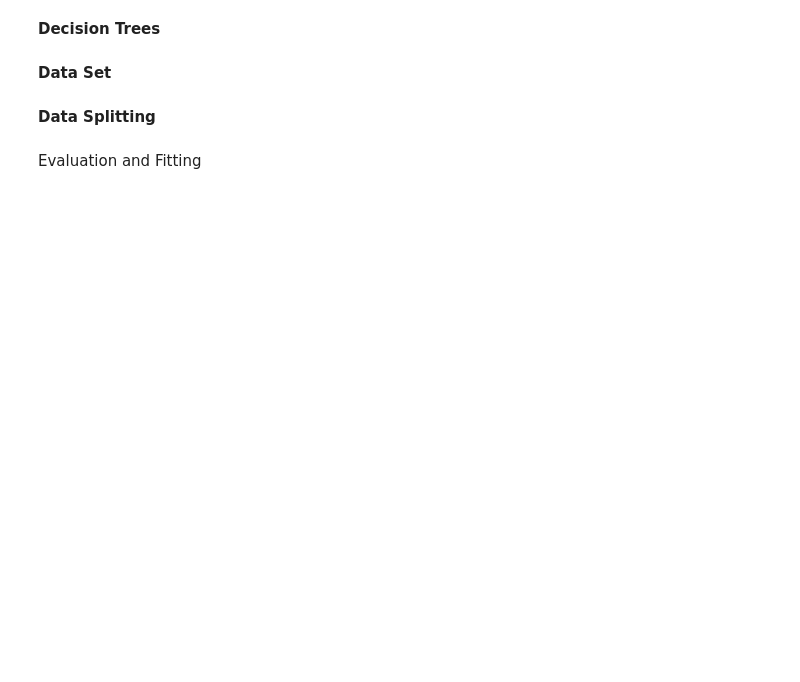
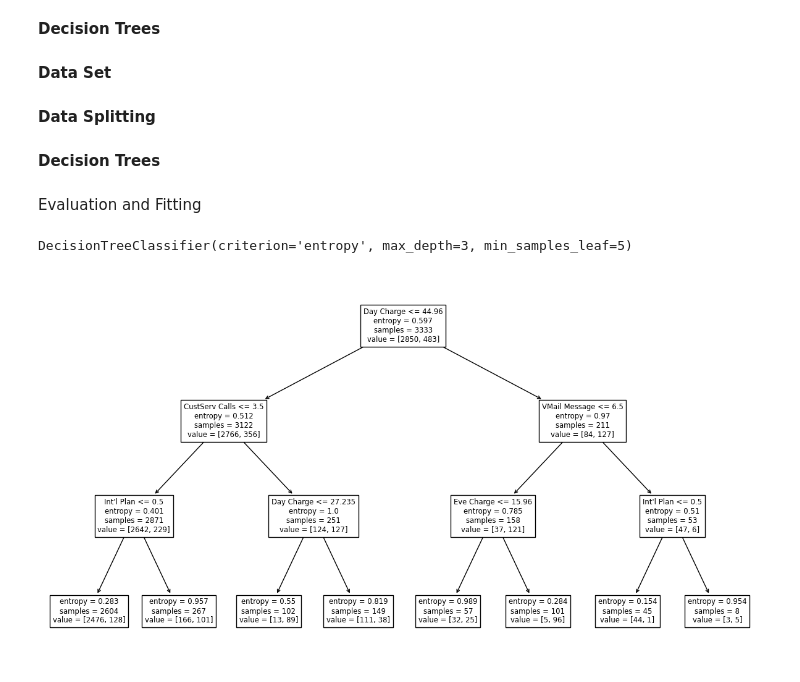
Before and after one commit to Lancerty/classification-models, a Jupyter notebook: classification_models.ipynb, the cells around one changed output. Saved outputs shown, nothing was run; the diff lists cells and outputs as text; code cells hidden in the pictures; blank space fills up the shorter version.

Commit message:
added decision trees

```diff
--- a/classification_models.ipynb
+++ b/classification_models.ipynb
@@ -23,2 +21,21 @@ X_train, X_test = train_test_split(df, test_size=.30)
+# %%
+df = pd.read_csv("churndata.csv")
+
+d = {'yes': 1, 'no': 0}
+df["Int'l Plan"] = df["Int'l Plan"].map(d)
+d = {'yes': 1, 'no': 0}
+df['VMail Plan'] = df['VMail Plan'].map(d)
+d = {'True.': 1, 'False.': 0}
+df['Churn?'] = df['Churn?'].map(d)
+
+features = ['Account Length', "Int'l Plan", 'VMail Plan', 'VMail Message',
+            'Day Mins', 'Day Calls', 'Day Charge', 'Eve Mins', 'Eve Calls',
+            'Eve Charge', 'Night Mins', 'Night Calls', 'Night Charge', 'Intl Mins',
+            'Intl Calls', 'Intl Charge', 'CustServ Calls']
+
+X = df[features]
+y = df['Churn?']
+# %% [markdown]
+**Decision Trees**
 # %% [markdown]
 Evaluation and Fitting
@@ -30,0 +42,13 @@ clf.ruleset_.out_pretty()
+# %%
+# Build and fit the tree
+clf = tree.DecisionTreeClassifier(criterion='entropy', max_depth=3,min_samples_leaf=5)
+clf.fit(X,y)
+# %% [output]
+DecisionTreeClassifier(criterion='entropy', max_depth=3, min_samples_leaf=5)
+# %%
+# Plot the decision tree
+fig, ax = plt.subplots(figsize=(15, 8))
+tree.plot_tree(clf,ax=ax,feature_names=features)
+plt.show()
+# %% [output]
+[figure, added]
```
Also changed, not shown: parts of 3 cells of this notebook.
